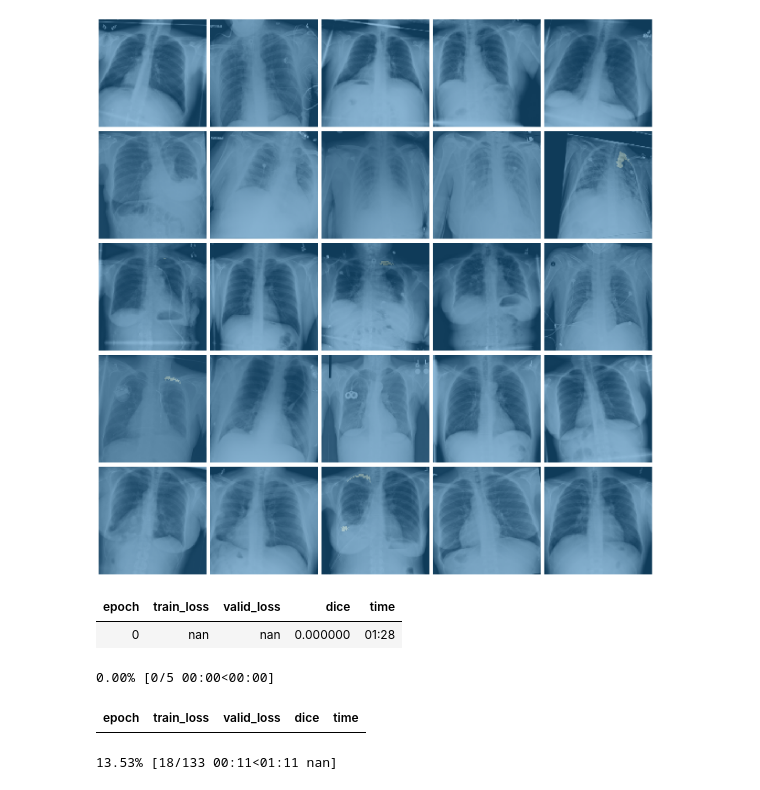
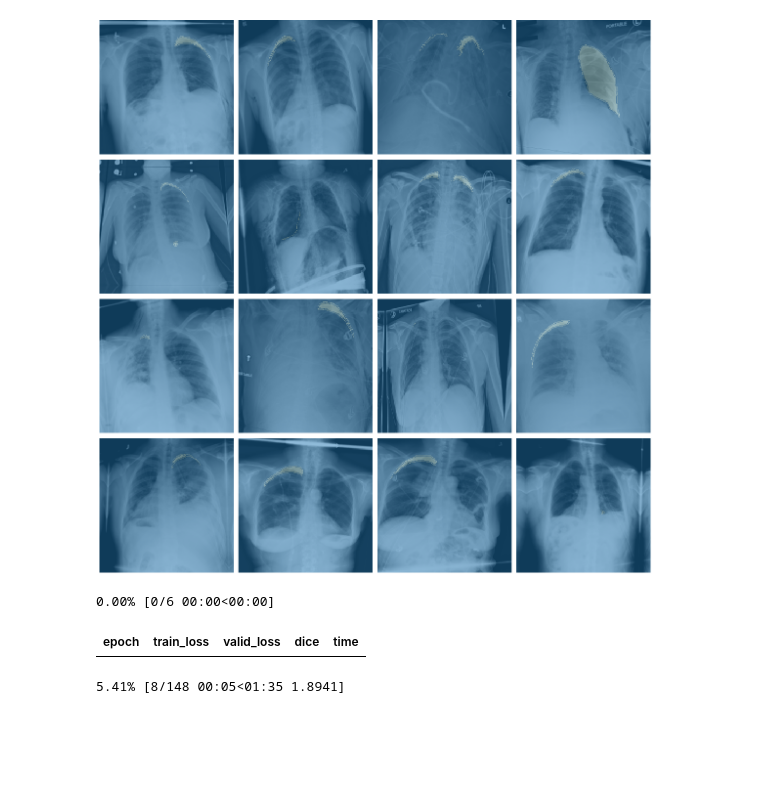
Before and after one commit to xiedidan/siim-pneumothorax, a Jupyter notebook: unet.ipynb, the cells around one changed output. Saved outputs shown, nothing was run; the diff lists cells and outputs as text; code cells hidden in the pictures; blank space fills up the shorter version.

Commit message:
working on unet to train on only positive samples

```diff
--- a/unet.ipynb
+++ b/unet.ipynb
@@ -17,7 +17,7 @@ from util import mask2rle, rle2mask
 data_path = '../../data/siim-pneumothorax'
 path = Path(data_path)
 
-data_split_path = './SIIM_5-FOLD'
+data_split_path = 'SIIM_5-FOLD_PATH_POS'
 
 torch.cuda.set_device('cuda:0')
 # %%
@@ -43,11 +43,11 @@ fastai.data_block.ItemLists.transform = transform
 
 # Create databunch
 data = (SegmentationItemList.from_csv(path=path, csv_name='{}/all-0.csv'.format(data_split_path))
-        .split_by_fname_file('SIIM_5-FOLD/val-0.csv')
+        .split_by_fname_file('SIIM_5-FOLD_PATH_POS/val-0.csv')
         .label_from_func(lambda x : str(x).replace('train_png', 'mask_png'), classes=[0, 1])
         .add_test((path/'test_png').ls(), label=None)
-        .transform(get_transforms(), size=128, tfm_y=True)
-        .databunch(path=Path('.'), bs=64)
+        .transform(get_transforms(), size=256, tfm_y=True)
+        .databunch(path=Path('.'), bs=16)
         .normalize(imagenet_stats))
 
 data.show_batch()
@@ -55,4 +56,4 @@ data.show_batch()
-[figure, old version]
+[figure, new version]
 # %%
 # focal loss
 
@@ -110,15 +111,10 @@ learn = unet_learner(data, models.resnet34, loss_func=FocalFlat(2, alpha=0.5, ga
 # %%
 # Fit one cycle of 6 epochs with max lr of 1e-3
-learn.fit_one_cycle(1, slice(1e-4))
-
-learn.loss_func = FocalFlat(2, alpha=0.5, gamma=0)
-learn.fit_one_cycle(5, slice(1e-4))
+learn.fit_one_cycle(6, slice(1e-4))
 # %% [output]
+0.00% [0/6 00:00<00:00]
 | epoch | train_loss | valid_loss | dice | time |
-| 0 | nan | nan | 0.000000 | 01:28 |
-0.00% [0/5 00:00<00:00]
-| epoch | train_loss | valid_loss | dice | time |
-13.53% [18/133 00:11<01:11 nan]
+5.41% [8/148 00:05<01:35 1.8941]
 # %%
 # Unfreeze the encoder (resnet34)
 learn.unfreeze()
```
Also changed, not shown: parts of 3 cells of this notebook, 1 other file.
